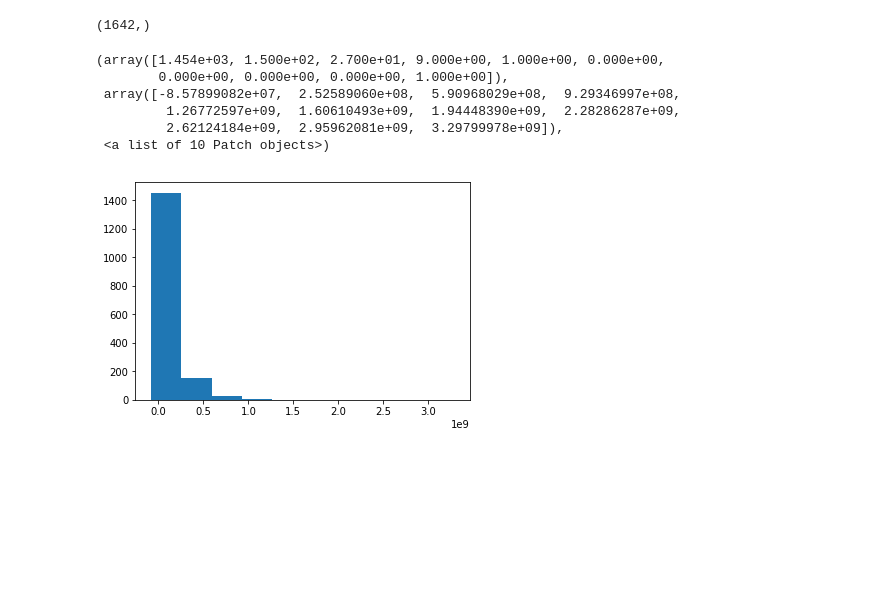
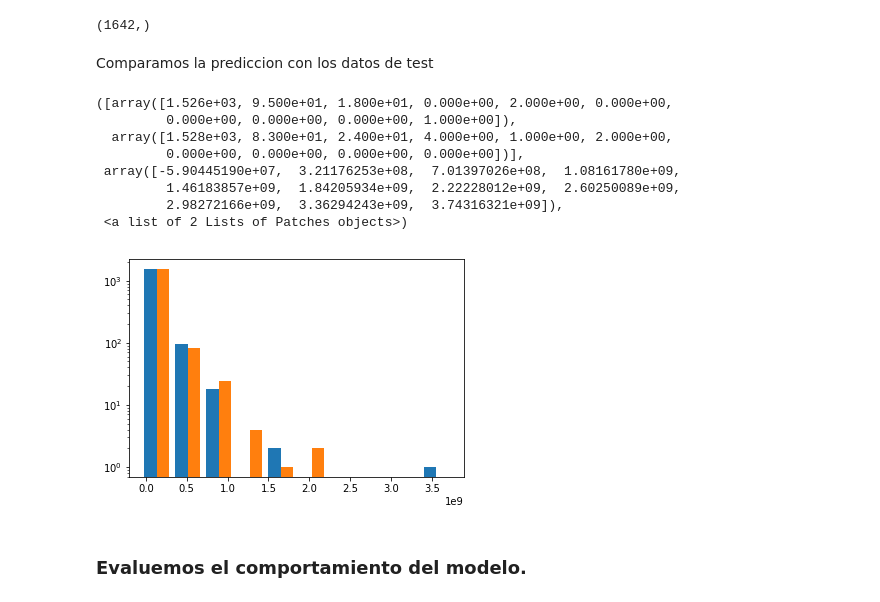
Before and after one commit to Byhako/Platzy, a Jupyter notebook: ai/Modelacion.ipynb, the cells around one changed output. Cells and saved outputs as stored; diff of their text form; code cells hidden in the pictures; blank space fills up the shorter version.

Commit message:
Evaluando el modelo

```diff
--- a/ai/Modelacion.ipynb
+++ b/ai/Modelacion.ipynb
@@ -34,13 +34,19 @@ predicted = model.predict(x_test)
 predicted.shape
 # %% [output]
 (1642,)
+# %% [markdown]
+Comparamos la prediccion con los datos de test
 # %%
-plt.hist(predicted)
+plt.hist([predicted, y_test], log=True)
 # %% [output]
-(array([1.454e+03, 1.500e+02, 2.700e+01, 9.000e+00, 1.000e+00, 0.000e+00,
-        0.000e+00, 0.000e+00, 0.000e+00, 1.000e+00]),
- array([-8.57899082e+07,  2.52589060e+08,  5.90968029e+08,  9.29346997e+08,
-         1.26772597e+09,  1.60610493e+09,  1.94448390e+09,  2.28286287e+09,
-         2.62124184e+09,  2.95962081e+09,  3.29799978e+09]),
- <a list of 10 Patch objects>)
+([array([1.526e+03, 9.500e+01, 1.800e+01, 0.000e+00, 2.000e+00, 0.000e+00,
+         0.000e+00, 0.000e+00, 0.000e+00, 1.000e+00]),
+  array([1.528e+03, 8.300e+01, 2.400e+01, 4.000e+00, 1.000e+00, 2.000e+00,
+         0.000e+00, 0.000e+00, 0.000e+00, 0.000e+00])],
+ array([-5.90445190e+07,  3.21176253e+08,  7.01397026e+08,  1.08161780e+09,
+         1.46183857e+09,  1.84205934e+09,  2.22228012e+09,  2.60250089e+09,
+         2.98272166e+09,  3.36294243e+09,  3.74316321e+09]),
+ <a list of 2 Lists of Patches objects>)
-[figure, old version]
+[figure, new version]
+# %% [markdown]
+### Evaluemos el comportamiento del modelo.
```
Also changed, not shown: parts of 12 cells of this notebook, 1 other file.
